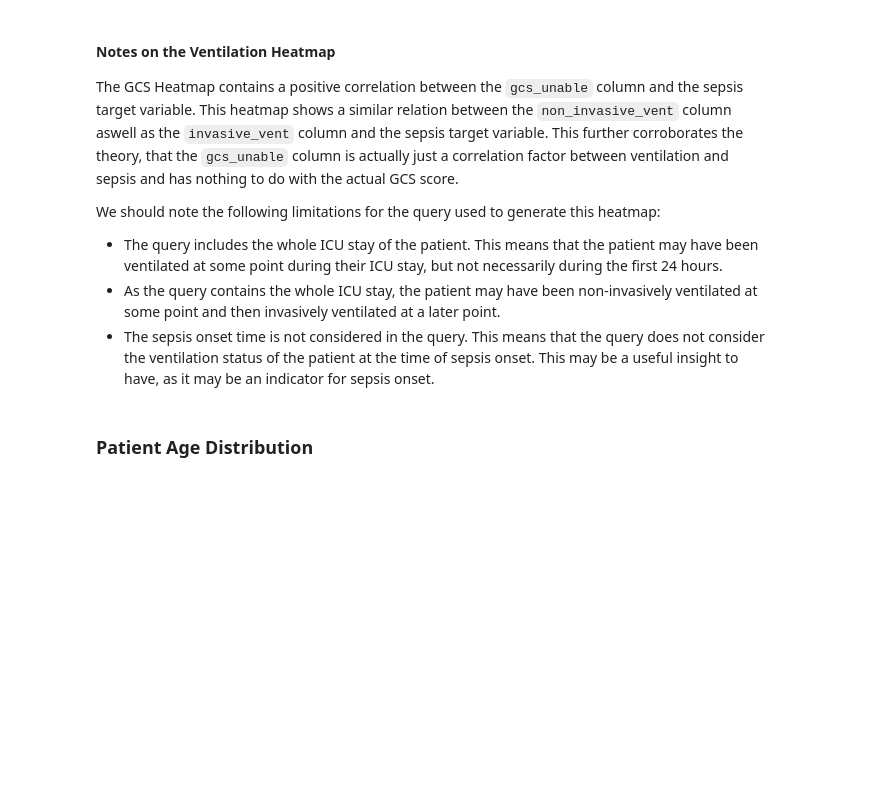
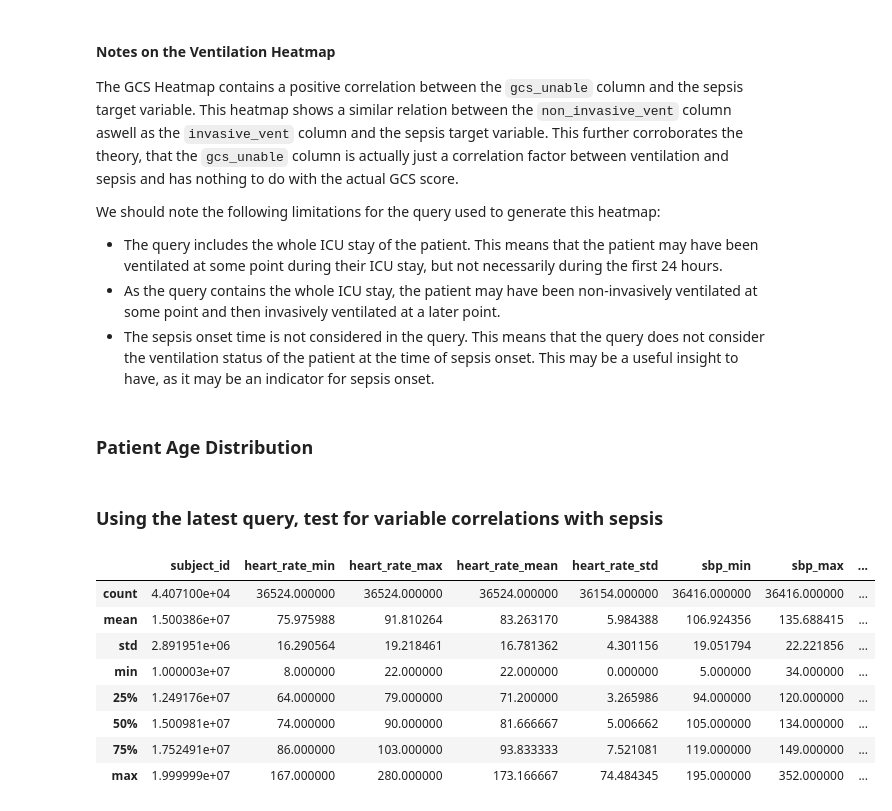
Before and after one commit to cdboer/kp-medizinische-informatik-ss23, a Jupyter notebook: eda/eda.ipynb, the cells around one changed output. Saved outputs shown, nothing was run; the diff lists cells and outputs as text; code cells hidden in the pictures; blank space fills up the shorter version.

```diff
--- a/eda/eda.ipynb
+++ b/eda/eda.ipynb
@@ -883,3 +883,30 @@ plt.title('Age of all ICU patients')
 plt.xlabel('Age')
 plt.ylabel('Count')
 plt.show()
+# %% [markdown]
+### Using the latest query, test for variable correlations with sepsis
+# %%
+WINDOW_SIZE_H = 8
+WINDOW_STOP_SIZE_H = 2
+RANDOM_STATE = 42
+
+# Extract the training data from the database
+# This query returns a table with all the features for each patient in the cohort
+variables = sql_to_df("./sql/variables_filtered.sql", {"window_size_h": WINDOW_SIZE_H, "window_stop_size_h": WINDOW_STOP_SIZE_H})
+
+# Filter out duplicate columns (by name)
+variables = variables.loc[:, ~variables.columns.duplicated()]
+
+# Summary statistics, increase number of shown columns
+pd.set_option("display.max_columns", 500)
+variables.describe()
+# %% [output]
+|  | subject_id | heart_rate_min | heart_rate_max | heart_rate_mean | heart_rate_std | sbp_min | sbp_max | ... |
+| count | 4.407100e+04 | 36524.000000 | 36524.000000 | 36524.000000 | 36154.000000 | 36416.000000 | 36416.000000 | ... |
+| mean | 1.500386e+07 | 75.975988 | 91.810264 | 83.263170 | 5.984388 | 106.924356 | 135.688415 | ... |
+| std | 2.891951e+06 | 16.290564 | 19.218461 | 16.781362 | 4.301156 | 19.051794 | 22.221856 | ... |
+| min | 1.000003e+07 | 8.000000 | 22.000000 | 22.000000 | 0.000000 | 5.000000 | 34.000000 | ... |
+| 25% | 1.249176e+07 | 64.000000 | 79.000000 | 71.200000 | 3.265986 | 94.000000 | 120.000000 | ... |
+| 50% | 1.500981e+07 | 74.000000 | 90.000000 | 81.666667 | 5.006662 | 105.000000 | 134.000000 | ... |
+| 75% | 1.752491e+07 | 86.000000 | 103.000000 | 93.833333 | 7.521081 | 119.000000 | 149.000000 | ... |
+| max | 1.999999e+07 | 167.000000 | 280.000000 | 173.166667 | 74.484345 | 195.000000 | 352.000000 | ... |
```
Also changed, not shown: parts of 1 cell of this notebook, 1 other file.
